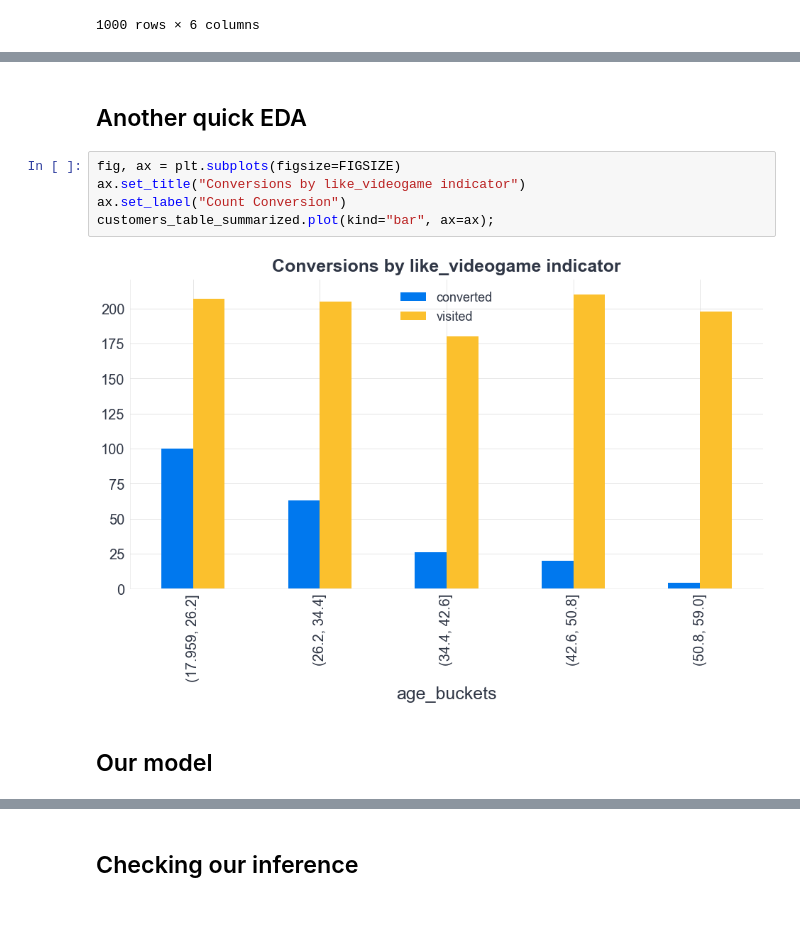
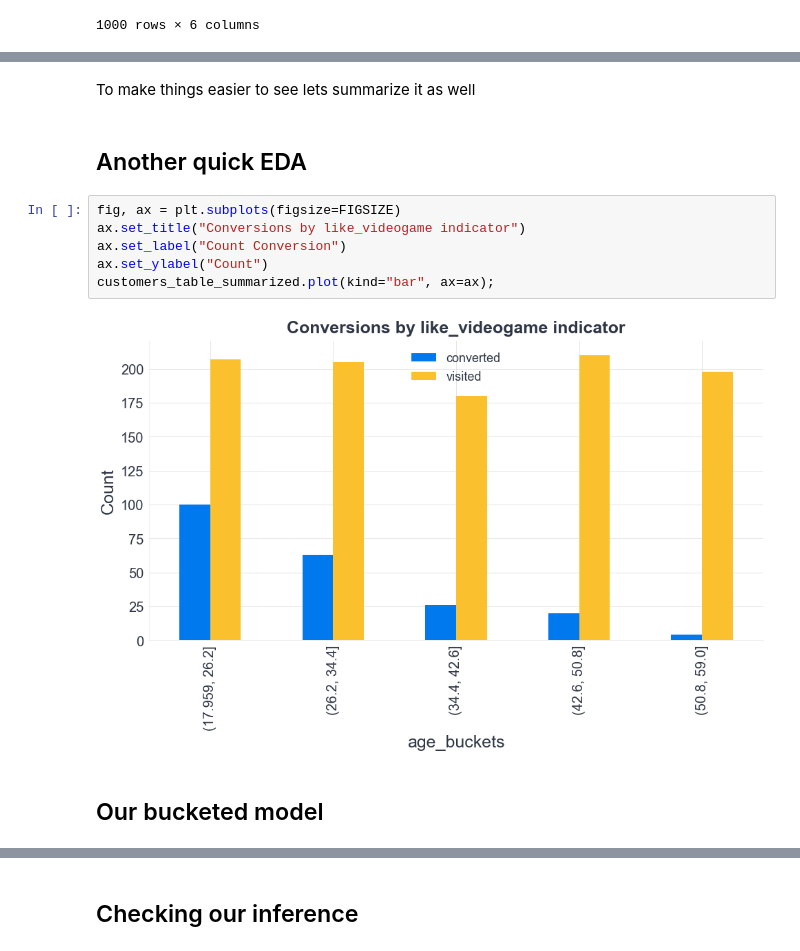
Before and after one commit to tomicapretto/etc, a Jupyter notebook: lesson_code/lesson_04.ipynb, the cells around one changed output, grey strips where cells are left out. Cells and saved outputs as stored; diff of their text form; blank space fills up the shorter version.

```diff
--- a/lesson_code/lesson_04.ipynb
+++ b/lesson_code/lesson_04.ipynb
@@ -315,13 +353,16 @@ customers_table_summarized = (customers_table.groupby("age_buckets")
+# %% [markdown]
+To make things easier to see lets summarize it as well
 # %% [markdown]
 ## Another quick EDA
 # %%
 fig, ax = plt.subplots(figsize=FIGSIZE)
 ax.set_title("Conversions by like_videogame indicator")
 ax.set_label("Count Conversion")
+ax.set_ylabel("Count")
 customers_table_summarized.plot(kind="bar", ax=ax);
 # %% [output]
-[figure, old version]
+[figure, new version]
 # %% [markdown]
-## Our model
+## Our bucketed model
 # %%
 coords = {"age_buckets": customers_table_summarized.index}
```
Also changed, not shown: parts of 46 cells of this notebook.
